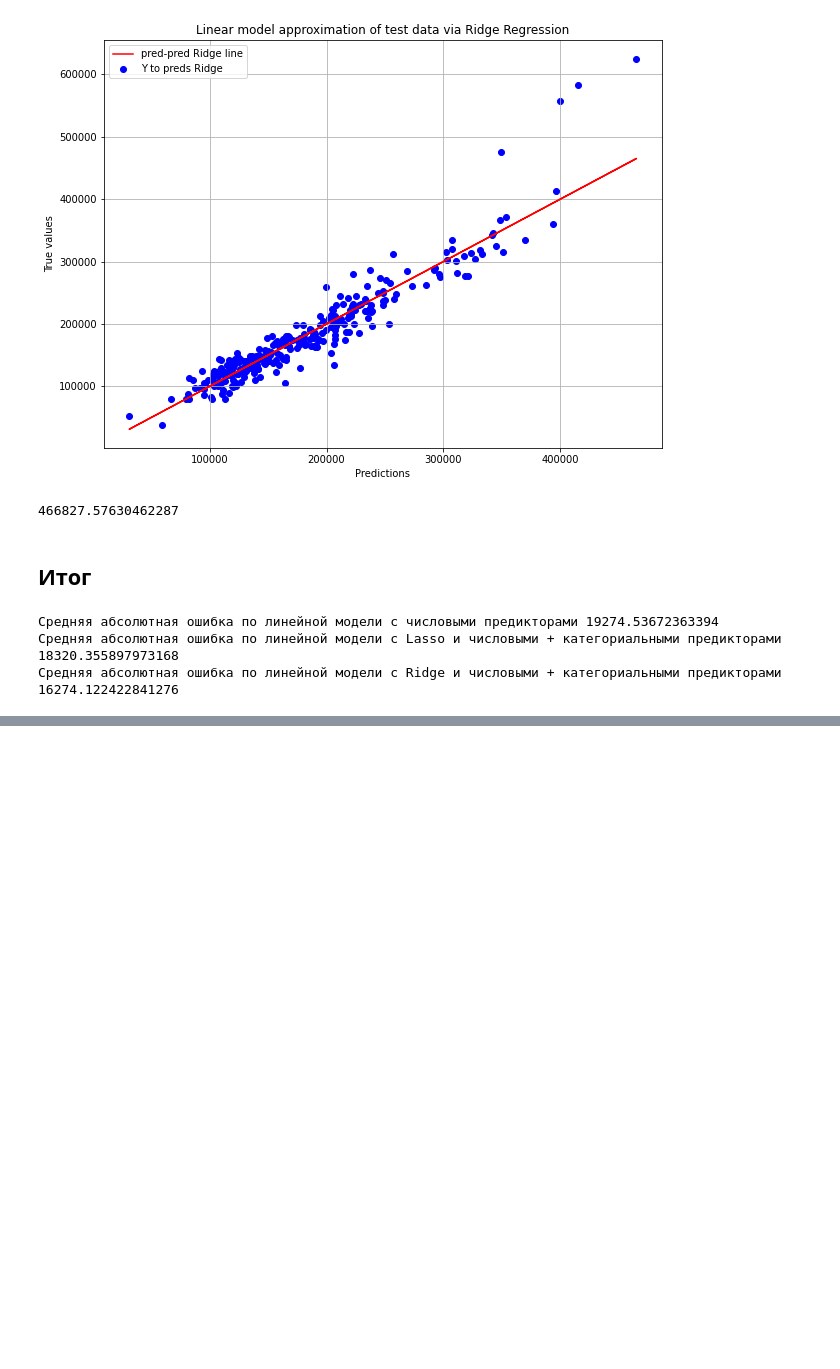
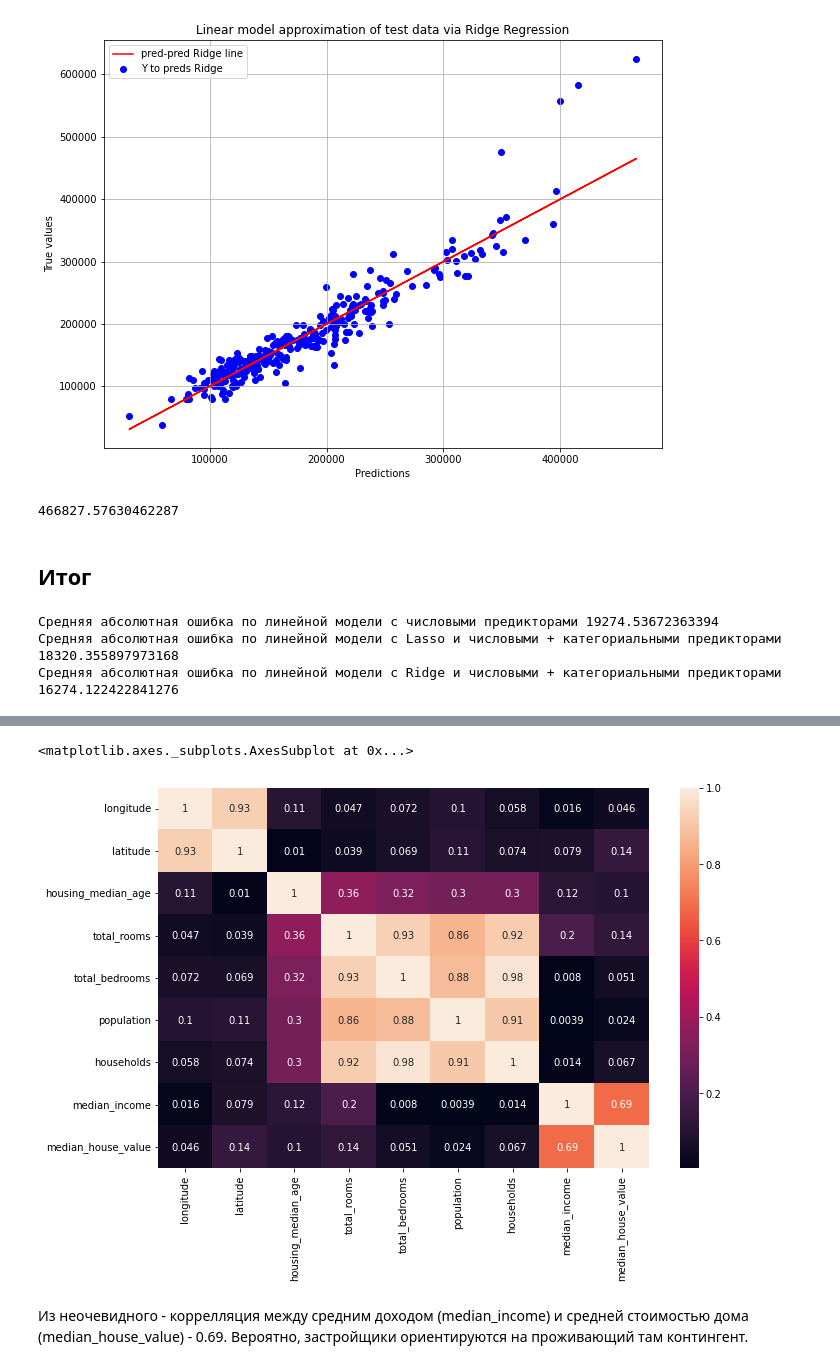
Before and after one commit to graviada/colabRepo, a Jupyter notebook: HuaweiCourse_AI (2022)/Huawei_4.ipynb, the cells around one changed output, grey strips where cells are left out. Saved outputs shown, nothing was run; the diff lists cells and outputs as text; code cells hidden in the pictures; blank space fills up the shorter version.

```diff
--- a/HuaweiCourse_AI (2022)/Huawei_4.ipynb
+++ b/HuaweiCourse_AI (2022)/Huawei_4.ipynb
@@ -644,0 +736,10 @@ print(data_train.shape, data_test.shape)
+# %%
+# Корреляция всех представленных атрибутов друг с другом.
+heatmap(abs(data_train.corr()), annot=True)
+# %% [output]
+<matplotlib.axes._subplots.AxesSubplot at 0x...>
+[figure, added]
+# %% [markdown]
+Из неочевидного - коррелляция между средним доходом (median_income)
+и средней стоимостью дома (median_house_value) - 0.69.
+Вероятно, застройщики ориентируются на проживающий там контингент.
```
Also changed, not shown: parts of 52 cells of this notebook.
